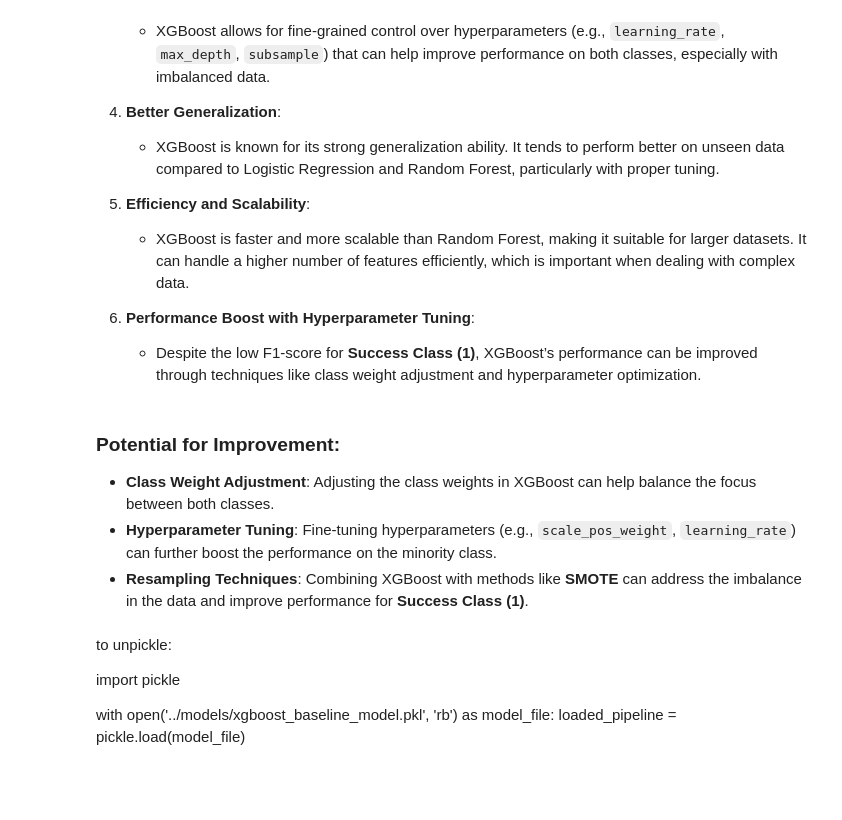
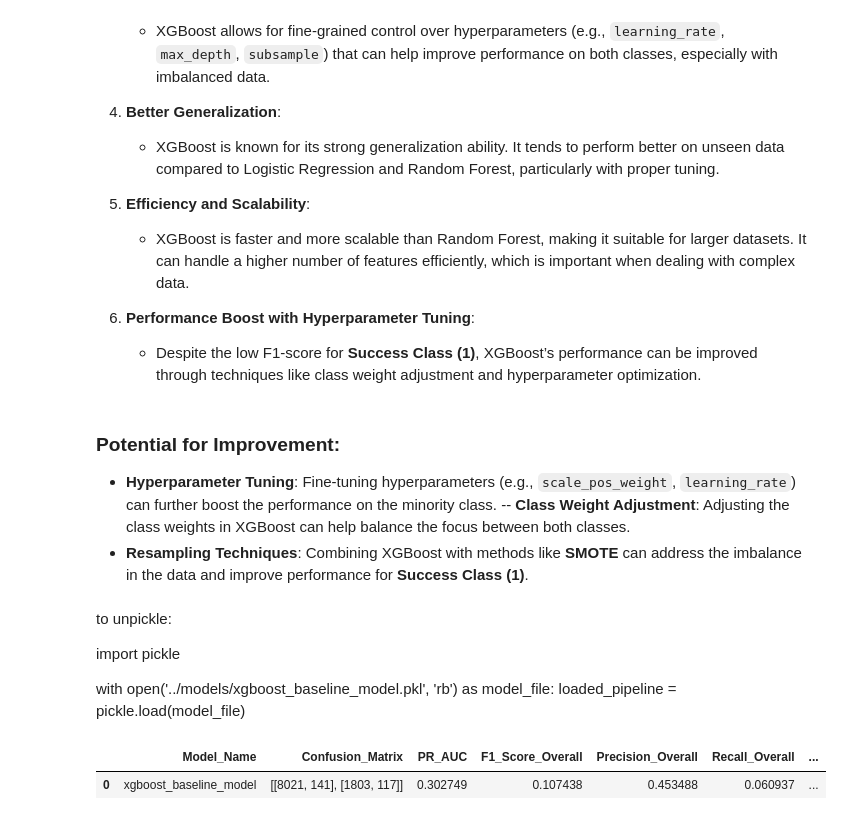
Before and after one commit to jeaend/payment_routing_optimizer, a Jupyter notebook: notebooks/04_baseline_model.ipynb, the cells around one changed output. Cells and saved outputs as stored; diff of their text form; code cells hidden in the pictures; blank space fills up the shorter version.

Commit message:
log baseline model eval

```diff
--- a/notebooks/04_baseline_model.ipynb
+++ b/notebooks/04_baseline_model.ipynb
@@ -322,8 +308,8 @@ display(feature_name_importance)
    - Despite the low F1-score for **Success Class (1)**, XGBoost’s performance can be improved through techniques like class weight adjustment and hyperparameter optimization.
 # %% [markdown]
 ### Potential for Improvement:
-- **Class Weight Adjustment**: Adjusting the class weights in XGBoost can help balance the focus between both classes.
 - **Hyperparameter Tuning**: Fine-tuning hyperparameters (e.g., `scale_pos_weight`, `learning_rate`) can further boost the performance on the minority class.
+-- **Class Weight Adjustment**: Adjusting the class weights in XGBoost can help balance the focus between both classes.
 - **Resampling Techniques**: Combining XGBoost with methods like **SMOTE** can address the imbalance in the data and improve performance for **Success Class (1)**.
 # %%
 # pickle model
@@ -338,0 +336,6 @@ with open('../models/xgboost_baseline_model.pkl', 'rb') as model_file:
+# %%
+eval = pd.read_csv("../models/evaluation/model_evaluation_log.csv")
+eval
+# %% [output]
+|  | Model_Name | Confusion_Matrix | PR_AUC | F1_Score_Overall | Precision_Overall | Recall_Overall | ... |
+| 0 | xgboost_baseline_model | [[8021, 141], [1803, 117]] | 0.302749 | 0.107438 | 0.453488 | 0.060937 | ... |
```
Also changed, not shown: parts of 5 cells of this notebook, 3 other files.
